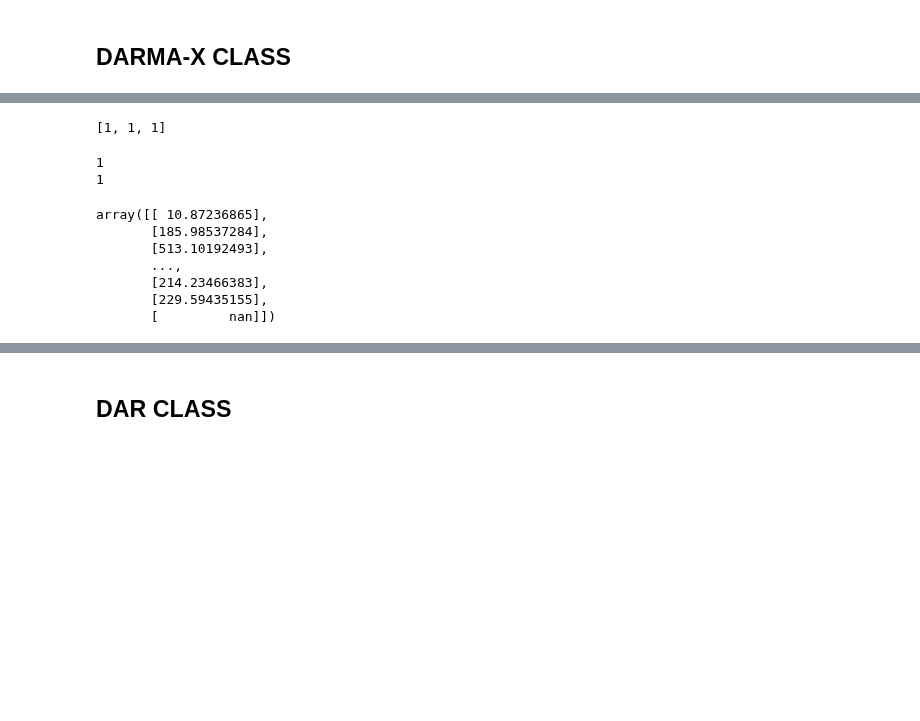
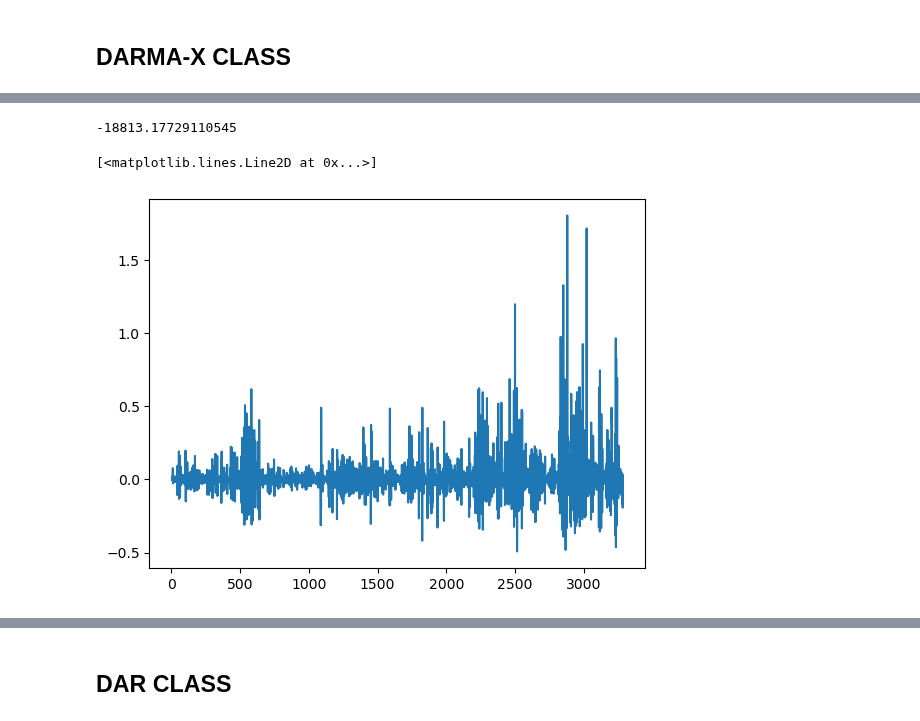
Before and after one commit to peterravn/Seminar-Adv-Finance, a Jupyter notebook: Emil Gøgl/Test1.ipynb, the cells around one changed output, grey strips where cells are left out. Saved outputs shown, nothing was run; the diff lists cells and outputs as text; code cells hidden in the pictures; blank space fills up the shorter version.

```diff
--- a/Emil Gøgl/Test1.ipynb
+++ b/Emil Gøgl/Test1.ipynb
@@ -267,19 +366,0 @@ class DARMAX:
-# %%
-model = DARMAX(p=1)
-model.fit_normal(Y)
-# %%
-Y = y_train[20]
-X = weather_train[20]
-X = X[:,27:30]
-
-T = len(Y)
-max_lag = 1
-t = np.arange(start=-1, stop=-(T+1), step=-1)
-
-#Y = np.vstack([np.full((max_lag, 1), np.nan), Y])
-Y = np.vstack((np.full((max_lag, Y.shape[1]), np.nan), Y))
-X = np.vstack((np.full((max_lag, X.shape[1]), np.nan), X))
-
-x = lambda t: X[t,:]
-y = lambda t: Y[t,:]
-x(t)
@@ -343,31 +366,0 @@ array([[194.69590985],
-# %%
-p = 2
-d = 3
-gamma = [[1] * d] * p
-gamma[1]
-# %% [output]
-[1, 1, 1]
-# %%
-p = 2
-for i in range(1, p+1):
-    print(alpha[i-1])
-# %% [output]
-1
-1
-# %%
-sigma = lambda t: np.sqrt(omega
-                          + alpha * y(t-1)**2
-                          + (gamma @ x(t-1).T**2).reshape(-1, 1))
-
-sigma = lambda t: np.sqrt(omega
-                          + alpha * y(t-1)**2
-                          )
-sigma(t)
-# %% [output]
-array([[ 10.87236865],
-       [185.98537284],
-       [513.10192493],
-       ...,
-       [214.23466383],
-       [229.59435155],
-       [         nan]])
@@ -397,0 +367,15 @@ def cond_mean(self, Y, X=None, params=None):
+# %%
+X = weather_train[20]
+X = X[:,27:30]
+X = None
+model = DARMAX(p=3)
+model.fit(Y,X, dist = "student-t")
+std_res = model.std_res(Y,X)
+model.loglike_val
+# %% [output]
+-18813.17729110545
+# %%
+plt.plot(std_res)
+# %% [output]
+[<matplotlib.lines.Line2D at 0x...>]
+[figure, added]
```
Also changed, not shown: parts of 6 cells of this notebook, 1 other file.
